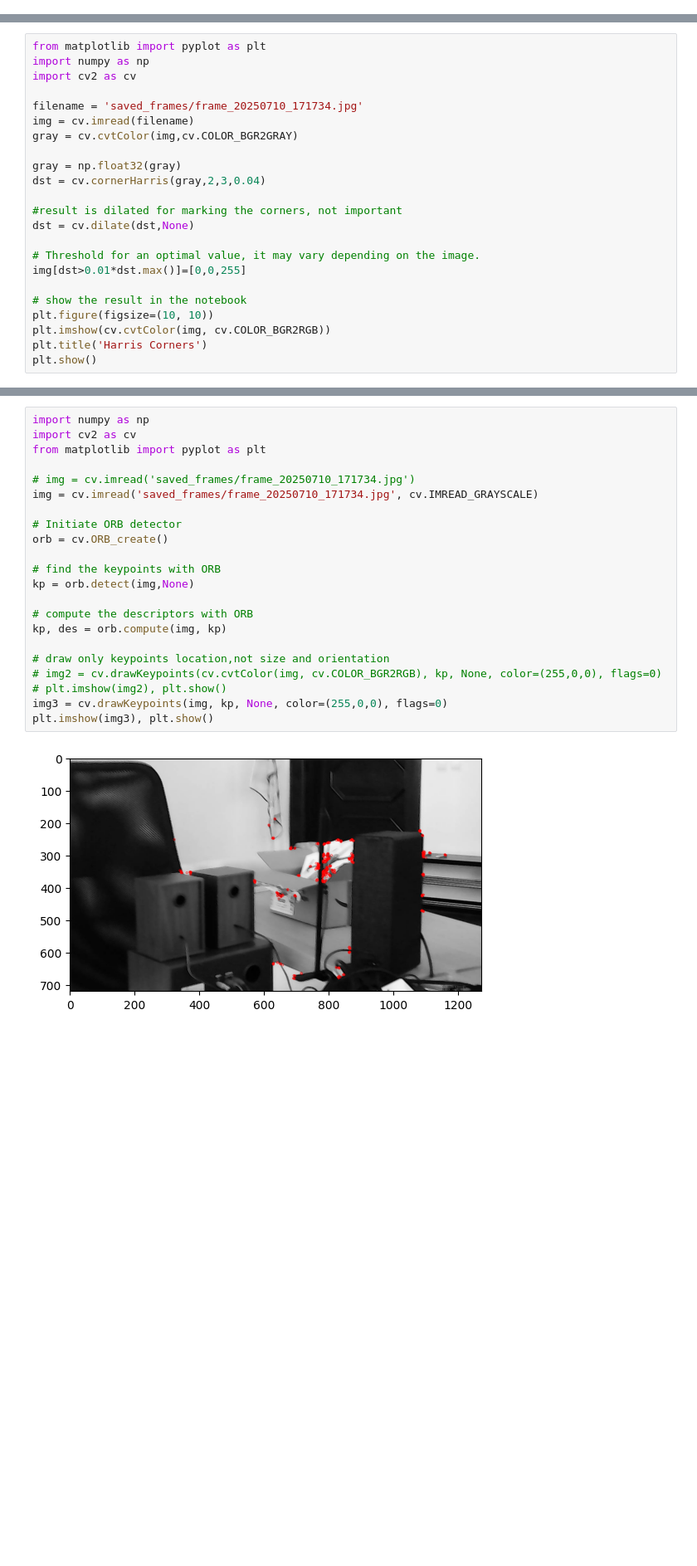
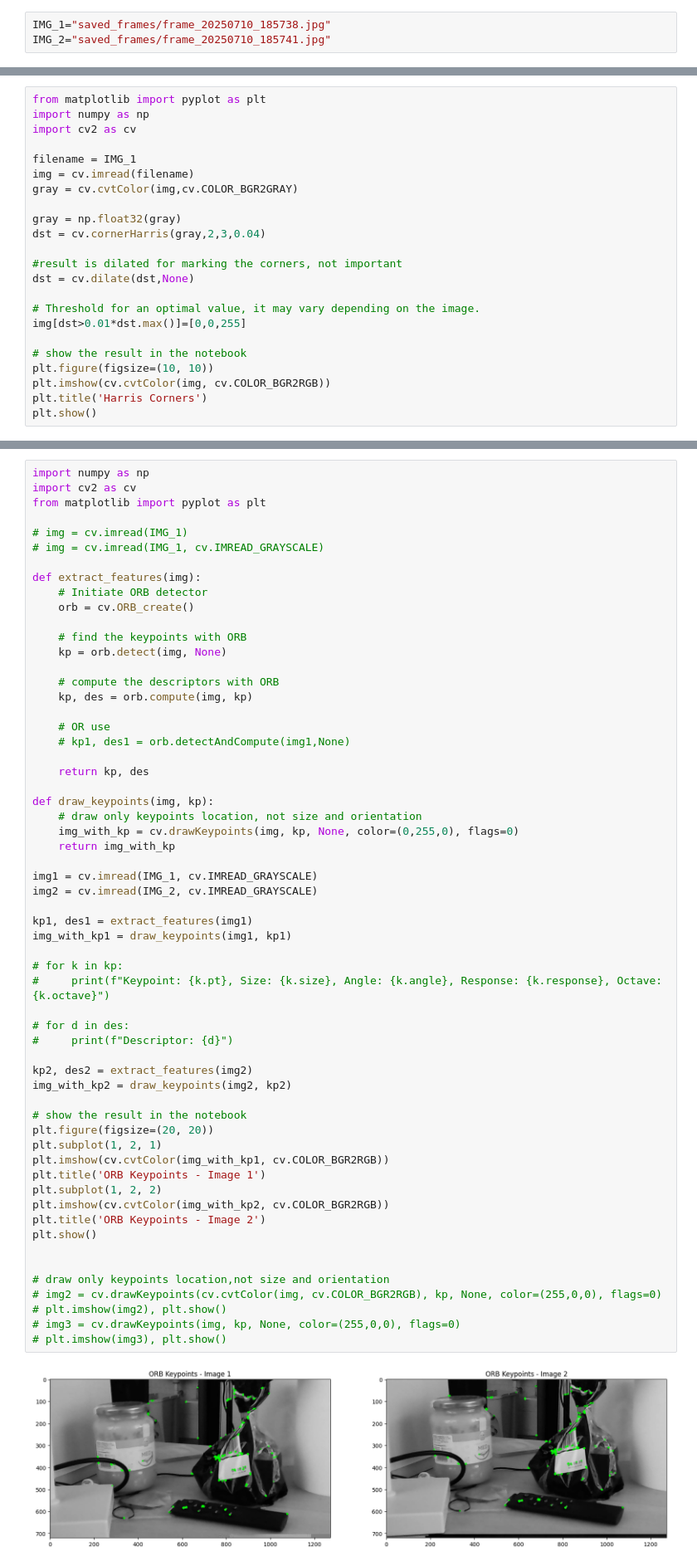
Before and after one commit to tomashobza/slam_notebooks, a Jupyter notebook: feature_extraction.ipynb, the cells around one changed output, grey strips where cells are left out. Shown at 83% size. Saved outputs shown, nothing was run; the diff lists cells and outputs as text; blank space fills up the shorter version.

```diff
--- a/feature_extraction.ipynb
+++ b/feature_extraction.ipynb
@@ -1,2 +1,5 @@
 # %% [markdown]
 # Feature extraction
+# %%
+IMG_1="saved_frames/frame_20250710_185738.jpg"
+IMG_2="saved_frames/frame_20250710_185741.jpg"
@@ -5,7 +10,7 @@ from matplotlib import pyplot as plt
 import numpy as np
 import cv2 as cv
 
-filename = 'saved_frames/frame_20250710_171734.jpg'
+filename = IMG_1
 img = cv.imread(filename)
 gray = cv.cvtColor(img,cv.COLOR_BGR2GRAY)
 
@@ -28,24 +39,61 @@ plt.show()
 # %%
 import numpy as np
 import cv2 as cv
 from matplotlib import pyplot as plt
 
-# img = cv.imread('saved_frames/frame_20250710_171734.jpg')
-img = cv.imread('saved_frames/frame_20250710_171734.jpg', cv.IMREAD_GRAYSCALE)
+# img = cv.imread(IMG_1)
+# img = cv.imread(IMG_1, cv.IMREAD_GRAYSCALE)
 
-# Initiate ORB detector
-orb = cv.ORB_create()
+def extract_features(img):
+    # Initiate ORB detector
+    orb = cv.ORB_create()
 
-# find the keypoints with ORB
-kp = orb.detect(img,None)
+    # find the keypoints with ORB
+    kp = orb.detect(img, None)
 
-# compute the descriptors with ORB
-kp, des = orb.compute(img, kp)
+    # compute the descriptors with ORB
+    kp, des = orb.compute(img, kp)
+
+    # OR use
+    # kp1, des1 = orb.detectAndCompute(img1,None)
+
+    return kp, des
+
+def draw_keypoints(img, kp):
+    # draw only keypoints location, not size and orientation
+    img_with_kp = cv.drawKeypoints(img, kp, None, color=(0,255,0), flags=0)
+    return img_with_kp
+
+img1 = cv.imread(IMG_1, cv.IMREAD_GRAYSCALE)
+img2 = cv.imread(IMG_2, cv.IMREAD_GRAYSCALE)
+
+kp1, des1 = extract_features(img1)
+img_with_kp1 = draw_keypoints(img1, kp1)
+
+# for k in kp:
+#     print(f"Keypoint: {k.pt}, Size: {k.size}, Angle: {k.angle}, Response: {k.response}, Octave: {k.octave}")
+
+# for d in des:
+#     print(f"Descriptor: {d}")
+
+kp2, des2 = extract_features(img2)
+img_with_kp2 = draw_keypoints(img2, kp2)
+
+# show the result in the notebook
+plt.figure(figsize=(20, 20))
+plt.subplot(1, 2, 1)
+plt.imshow(cv.cvtColor(img_with_kp1, cv.COLOR_BGR2RGB))
+plt.title('ORB Keypoints - Image 1')
+plt.subplot(1, 2, 2)
+plt.imshow(cv.cvtColor(img_with_kp2, cv.COLOR_BGR2RGB))
+plt.title('ORB Keypoints - Image 2')
+plt.show()
+
 
 # draw only keypoints location,not size and orientation
 # img2 = cv.drawKeypoints(cv.cvtColor(img, cv.COLOR_BGR2RGB), kp, None, color=(255,0,0), flags=0)
 # plt.imshow(img2), plt.show()
-img3 = cv.drawKeypoints(img, kp, None, color=(255,0,0), flags=0)
-plt.imshow(img3), plt.show()
+# img3 = cv.drawKeypoints(img, kp, None, color=(255,0,0), flags=0)
+# plt.imshow(img3), plt.show()
 # %% [output]
-[figure, old version]
+[figure, new version]
```
Also changed, not shown: parts of 8 cells of this notebook, 4 other files.
